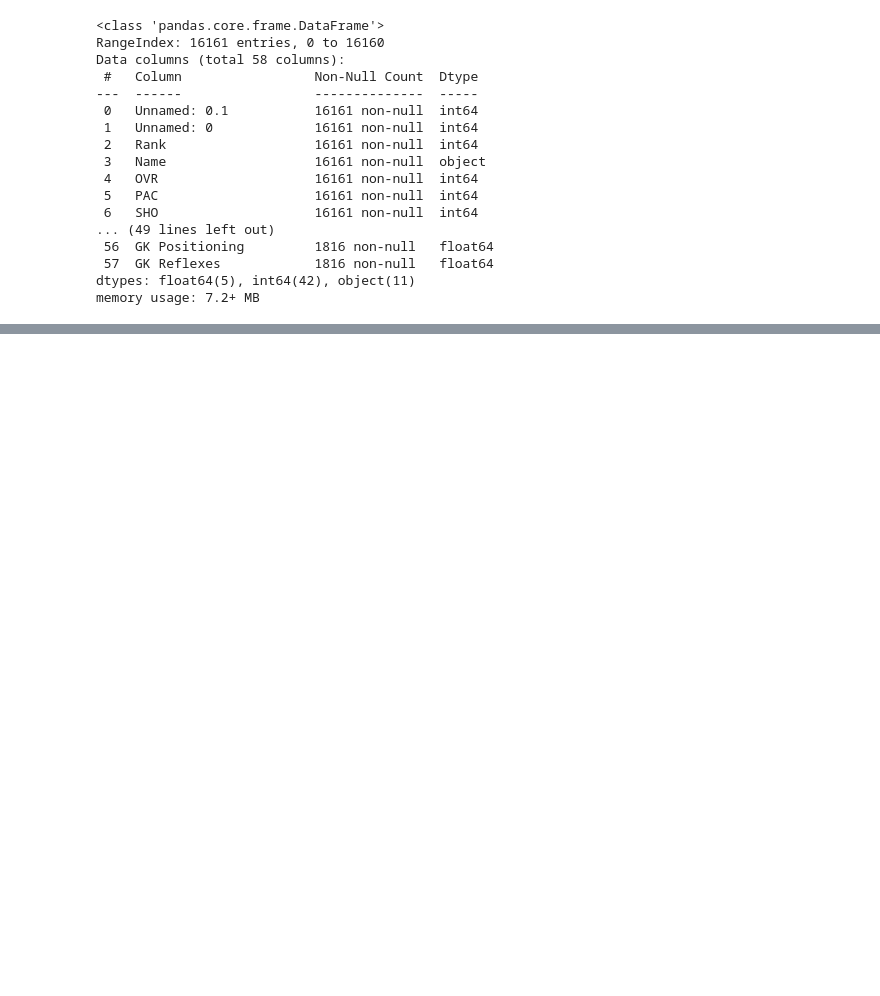
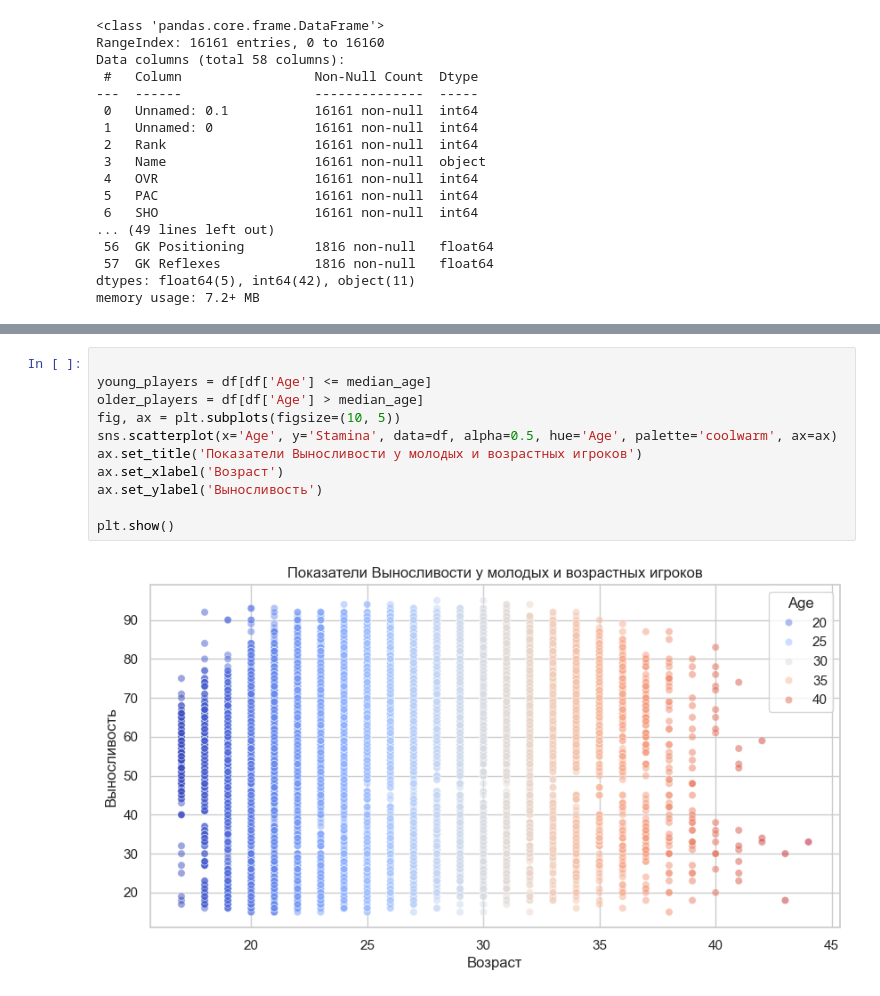
Before and after one commit to BBBtp/FC25-players-dataset, a Jupyter notebook: FC25Players.ipynb, the cells around one changed output, grey strips where cells are left out. Saved outputs shown, nothing was run; the diff lists cells and outputs as text; blank space fills up the shorter version.

```diff
--- a/FC25Players.ipynb
+++ b/FC25Players.ipynb
@@ -541,0 +118,13 @@ for fig in figures:
+# %%
+
+young_players = df[df['Age'] <= median_age]
+older_players = df[df['Age'] > median_age]
+fig, ax = plt.subplots(figsize=(10, 5))
+sns.scatterplot(x='Age', y='Stamina', data=df, alpha=0.5, hue='Age', palette='coolwarm', ax=ax)
+ax.set_title('Показатели Выносливости у молодых и возрастных игроков')
+ax.set_xlabel('Возраст')
+ax.set_ylabel('Выносливость')
+
+plt.show()
+# %% [output]
+[figure, added]
```
Also changed, not shown: parts of 33 cells of this notebook.
